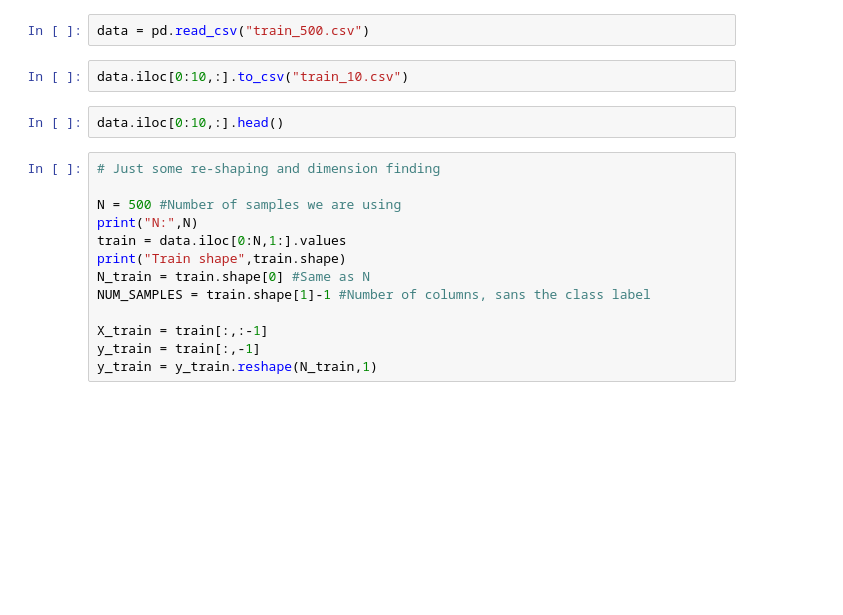
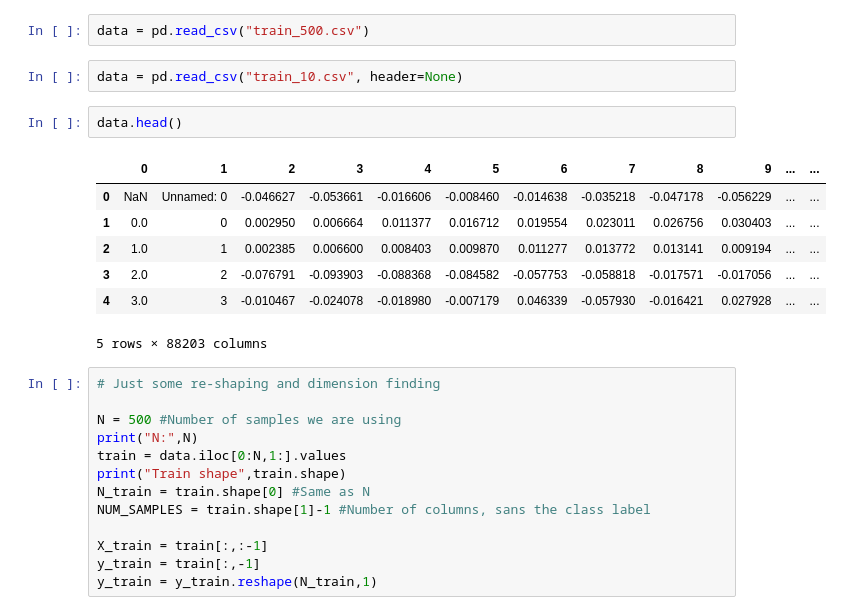
Before and after one commit to eshantewari/cs181p3, a Jupyter notebook: Playing Around.ipynb, the cells around one changed output. Drawn from its saved outputs; the diff is of its cells as text; blank space fills up the shorter version.

Commit message:
Set header=None

```diff
--- a/Playing Around.ipynb
+++ b/Playing Around.ipynb
@@ -13,10 +13,18 @@ import numpy
 import torch
 # %%
 data = pd.read_csv("train_500.csv")
-# %%
-data.iloc[0:10,:].to_csv("train_10.csv")
+# %%
+data = pd.read_csv("train_10.csv", header=None)
 # %%
-data.iloc[0:10,:].head()
+data.head()
+# %% [output]
+|  | 0 | 1 | 2 | 3 | 4 | 5 | 6 | 7 | 8 | 9 | ... | ... |
+| 0 | NaN | Unnamed: 0 | -0.046627 | -0.053661 | -0.016606 | -0.008460 | -0.014638 | -0.035218 | -0.047178 | -0.056229 | ... | ... |
+| 1 | 0.0 | 0 | 0.002950 | 0.006664 | 0.011377 | 0.016712 | 0.019554 | 0.023011 | 0.026756 | 0.030403 | ... | ... |
+| 2 | 1.0 | 1 | 0.002385 | 0.006600 | 0.008403 | 0.009870 | 0.011277 | 0.013772 | 0.013141 | 0.009194 | ... | ... |
+| 3 | 2.0 | 2 | -0.076791 | -0.093903 | -0.088368 | -0.084582 | -0.057753 | -0.058818 | -0.017571 | -0.017056 | ... | ... |
+| 4 | 3.0 | 3 | -0.010467 | -0.024078 | -0.018980 | -0.007179 | 0.046339 | -0.057930 | -0.016421 | 0.027928 | ... | ... |
+5 rows × 88203 columns
 # %%
 # Just some re-shaping and dimension finding
 
```
Also changed, not shown: 1 other file.
